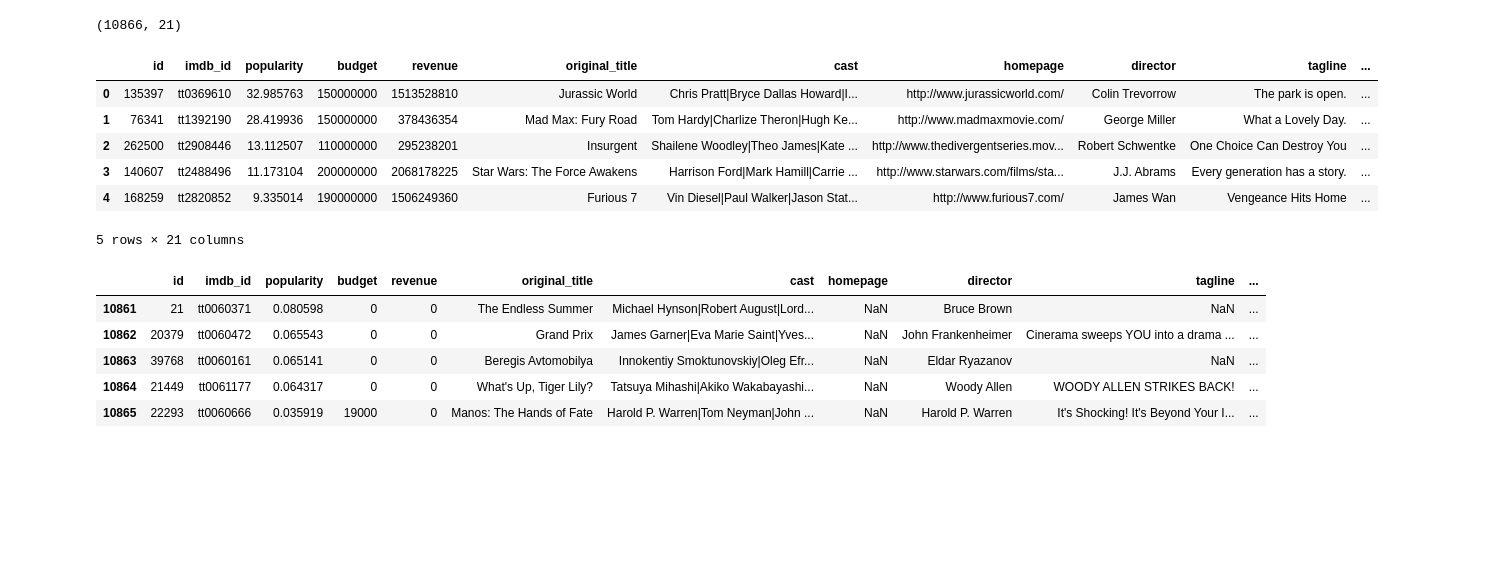
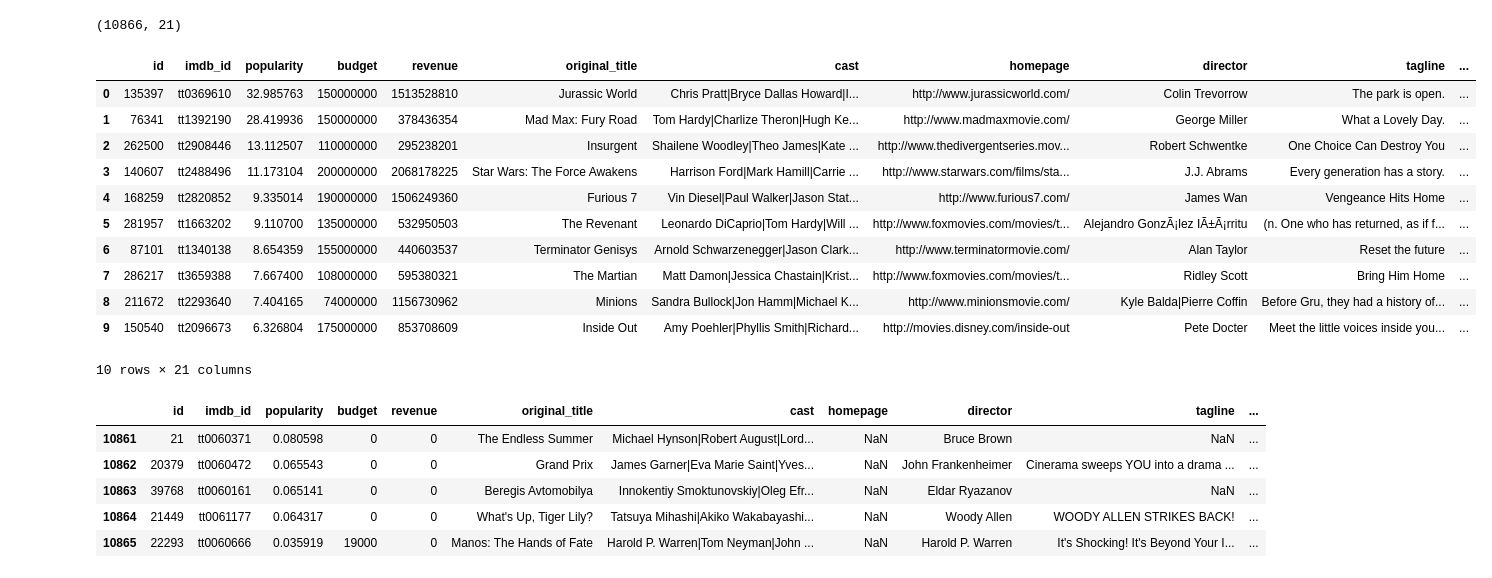
Before and after one commit to desperadojojo/Udacity-AI-project, a Jupyter notebook: project2/Explore Movie Dataset.ipynb, the cells around one changed output. Saved outputs shown, nothing was run; the diff lists cells and outputs as text; code cells hidden in the pictures; blank space fills up the shorter version.

```diff
--- a/project2/Explore Movie Dataset.ipynb
+++ b/project2/Explore Movie Dataset.ipynb
@@ -57,15 +57,20 @@ print(movie_data.shape)
 # %% [output]
 (10866, 21)
 # %%
-movie_data.head()
+movie_data.head(10)
 # %% [output]
 |  | id | imdb_id | popularity | budget | revenue | original_title | cast | homepage | director | tagline | ... |
 | 0 | 135397 | tt0369610 | 32.985763 | 150000000 | 1513528810 | Jurassic World | Chris Pratt|Bryce Dallas Howard|I... | http://www.jurassicworld.com/ | Colin Trevorrow | The park is open. | ... |
 | 1 | 76341 | tt1392190 | 28.419936 | 150000000 | 378436354 | Mad Max: Fury Road | Tom Hardy|Charlize Theron|Hugh Ke... | http://www.madmaxmovie.com/ | George Miller | What a Lovely Day. | ... |
 | 2 | 262500 | tt2908446 | 13.112507 | 110000000 | 295238201 | Insurgent | Shailene Woodley|Theo James|Kate ... | http://www.thedivergentseries.mov... | Robert Schwentke | One Choice Can Destroy You | ... |
 | 3 | 140607 | tt2488496 | 11.173104 | 200000000 | 2068178225 | Star Wars: The Force Awakens | Harrison Ford|Mark Hamill|Carrie ... | http://www.starwars.com/films/sta... | J.J. Abrams | Every generation has a story. | ... |
 | 4 | 168259 | tt2820852 | 9.335014 | 190000000 | 1506249360 | Furious 7 | Vin Diesel|Paul Walker|Jason Stat... | http://www.furious7.com/ | James Wan | Vengeance Hits Home | ... |
+| 5 | 281957 | tt1663202 | 9.110700 | 135000000 | 532950503 | The Revenant | Leonardo DiCaprio|Tom Hardy|Will ... | http://www.foxmovies.com/movies/t... | Alejandro GonzÃ¡lez IÃ±Ã¡rritu | (n. One who has returned, as if f... | ... |
+| 6 | 87101 | tt1340138 | 8.654359 | 155000000 | 440603537 | Terminator Genisys | Arnold Schwarzenegger|Jason Clark... | http://www.terminatormovie.com/ | Alan Taylor | Reset the future | ... |
+| 7 | 286217 | tt3659388 | 7.667400 | 108000000 | 595380321 | The Martian | Matt Damon|Jessica Chastain|Krist... | http://www.foxmovies.com/movies/t... | Ridley Scott | Bring Him Home | ... |
+| 8 | 211672 | tt2293640 | 7.404165 | 74000000 | 1156730962 | Minions | Sandra Bullock|Jon Hamm|Michael K... | http://www.minionsmovie.com/ | Kyle Balda|Pierre Coffin | Before Gru, they had a history of... | ... |
+| 9 | 150540 | tt2096673 | 6.326804 | 175000000 | 853708609 | Inside Out | Amy Poehler|Phyllis Smith|Richard... | http://movies.disney.com/inside-out | Pete Docter | Meet the little voices inside you... | ... |
-5 rows × 21 columns
+10 rows × 21 columns
 # %%
 movie_data.tail()
 # %% [output]
```
Also changed, not shown: parts of 48 cells of this notebook, 3 other files.
